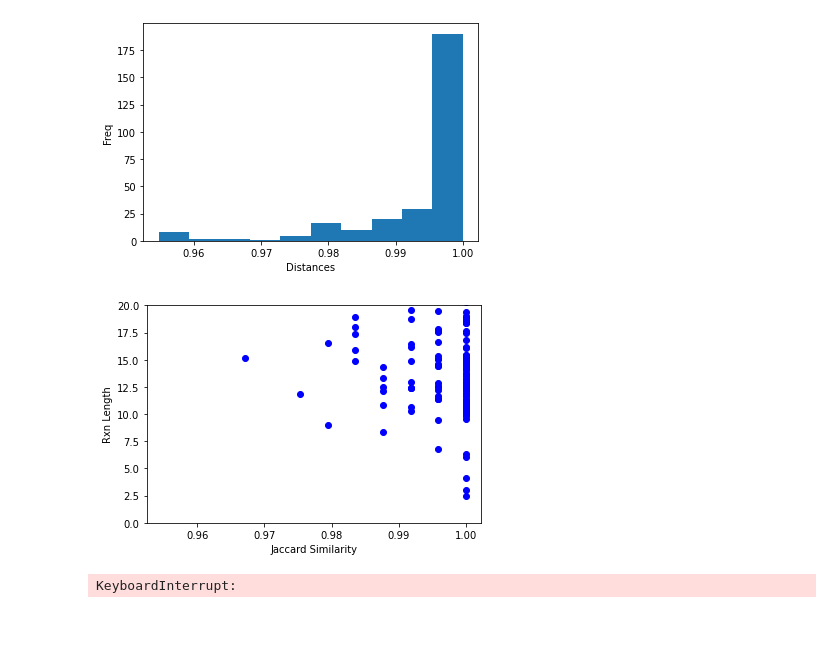
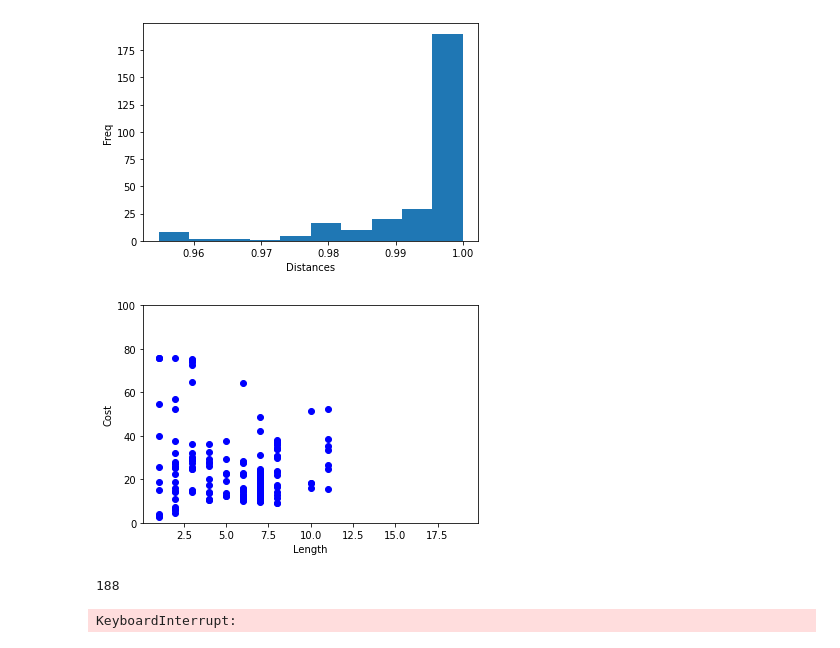
Before and after one commit to m-mokaya/aizynthfinder, a Jupyter notebook: Maranga/Notebooks/clustering/fingerprints copy.ipynb, the cells around one changed output. Saved outputs shown, nothing was run; the diff lists cells and outputs as text; code cells hidden in the pictures.

```diff
--- a/Maranga/Notebooks/clustering/fingerprints copy.ipynb
+++ b/Maranga/Notebooks/clustering/fingerprints copy.ipynb
@@ -22,7 +22,7 @@ from sklearn.metrics.pairwise import euclidean_distances
 from scipy.spatial.distance import euclidean
 # %%
 #convert input to list of rxns
-data_e = mutils.read_hdf('/data/localhost/not-backed-up/mokaya/exscientia/aizynthfinder/Maranga/experiments/target_2/results/tg2_exp_results.hdf5')
+data_e = mutils.read_hdf('/data/localhost/not-backed-up/mokaya/exscientia/aizynthfinder/Maranga/experiments/target_2/results/tg2_std_opt1_results.hdf5')
 solved_data_e = data_e.loc[(data_e.is_solved==True)]
 solved_trees_e = mutils.collect_trees(solved_data_e)
 # %%
@@ -338,20 +342,24 @@ plt.show()
 # %%
 #plot SCATTER of largest similarity for explore against all normal
 
 %matplotlib inline
 import matplotlib.pyplot as plt
 
 
-plt.scatter(plot_largest, plot_costs, c='b')
+plt.scatter(lengths, costs, c='b')
 #plt.hist(largest)
-plt.ylabel('Rxn Length')
-plt.xlabel('Jaccard Similarity')
-plt.ylim(0,20)
-#plt.ylim(0,100)
-#plt.savefig('/data/localhost/not-backed-up/mokaya/exscientia/aizynthfinder/Maranga/experiments/price/results/images/figures/tg1_stdvsopt3.png')
+plt.ylabel('Cost')
+plt.xlabel('Length')
+#plt.ylim(0,20)
+plt.ylim(0,100)
+#plt.savefig('/data/localhost/not-backed-up/mokaya/exscientia/aizynthfinder/Maranga/experiments/target_2/results/images/tg2_opt3_lenvscost_2.png')
 plt.show()
 # %% [output]
-[figure, old version]
+[figure, new version]
+# %%
+print(sum(1 if i.get('cost' ) < 100 else 0 for i in explore_reactions))
+# %% [output]
+188
 # %%
 # fingerprint distance calculations
 distances, largest_distances, reactions_dict = fings.calculate_distances(fingerprints)
```
Also changed, not shown: parts of 2 cells of this notebook, 3 other files.
